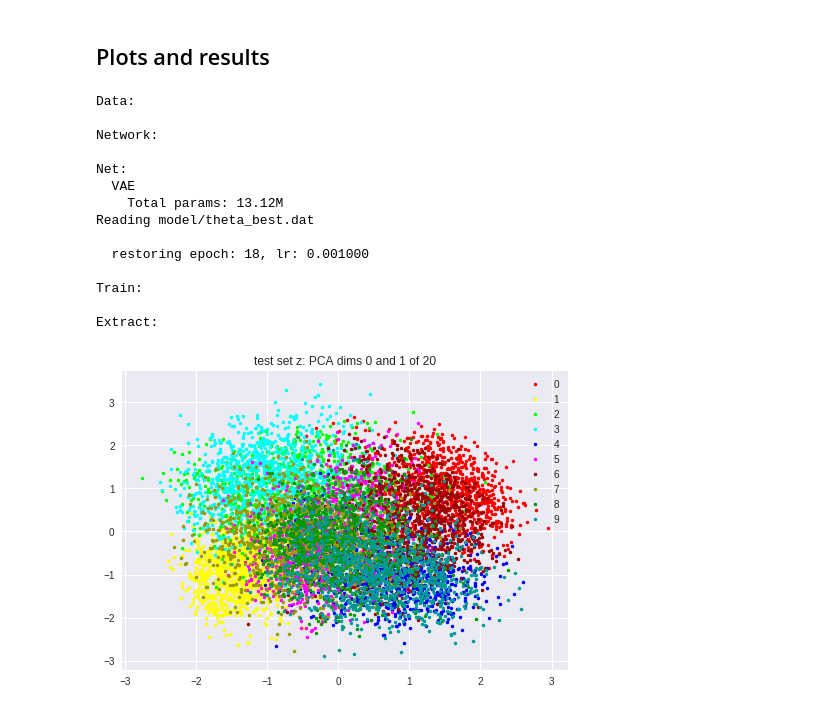
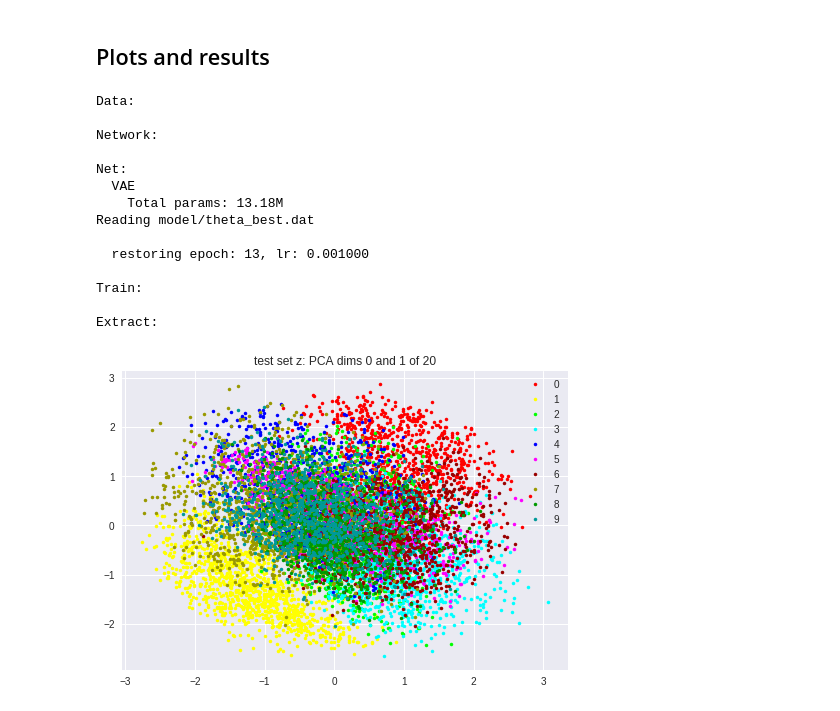
Before and after one commit to JavierAntoran/pytorch_fun, a Jupyter notebook: Variational_stuff/Beta_vae.ipynb, the cells around one changed output. Drawn from its saved outputs; the diff is of its cells as text; code cells hidden in the pictures.

```diff
--- a/Variational_stuff/Beta_vae.ipynb
+++ b/Variational_stuff/Beta_vae.ipynb
@@ -719,7 +724,7 @@ input_dim = 784
 # net dims
 cprint('c','\nNetwork:')
 
-net = Net(input_dim, Beta)
+net = Net(input_dim, latent_dim, Beta)
 
 
 epoch = net.load('model/theta_best.dat')
@@ -776,36 +781,36 @@ c = ['#ff0000', '#ffff00', '#00ff00', '#00ffff', '#0000ff',
 from matplotlib.mlab import PCA
 
 pca_transform = PCA(dec_z, standardize=False)
 
 dec_z_pca = pca_transform.Y
 
 plt.figure()
 for i in range(Nclasses):
     assignments = (y_dev == i)
     plt.plot(dec_z_pca[assignments, 0], dec_z_pca[assignments, 1], '.', c=c[i])
 plt.legend(['0', '1', '2', '3', '4', '5', '6', '7', '8', '9'], loc='upper right')
 plt.title('test set z: PCA dims 0 and 1 of %d' % ndim)
 plt.grid(True)
 plt.savefig('results/z_test.png')
 plt.show()
 
 files.download('results/z_test.png')
 # %% [output]
 Data:
 
 Network:
 
 Net:
   VAE
-    Total params: 13.12M
+    Total params: 13.18M
 Reading model/theta_best.dat
 
-  restoring epoch: 18, lr: 0.001000
+  restoring epoch: 13, lr: 0.001000
 
 Train:
 
 Extract:
-[figure, old version]
+[figure, new version]
 # %%
 # TSNE / PCA plots with overlays
 
```
Also changed, not shown: parts of 3 cells of this notebook.
